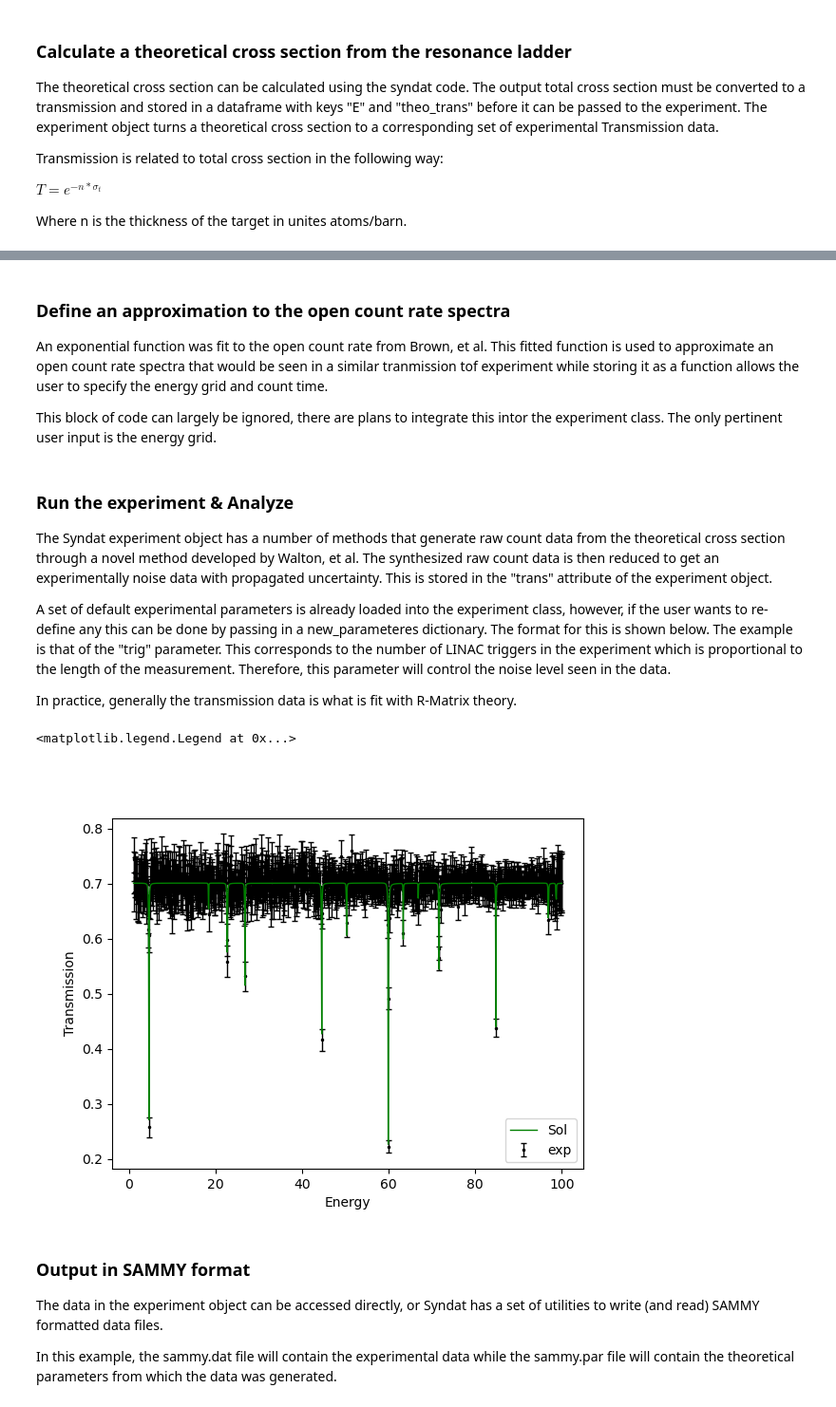
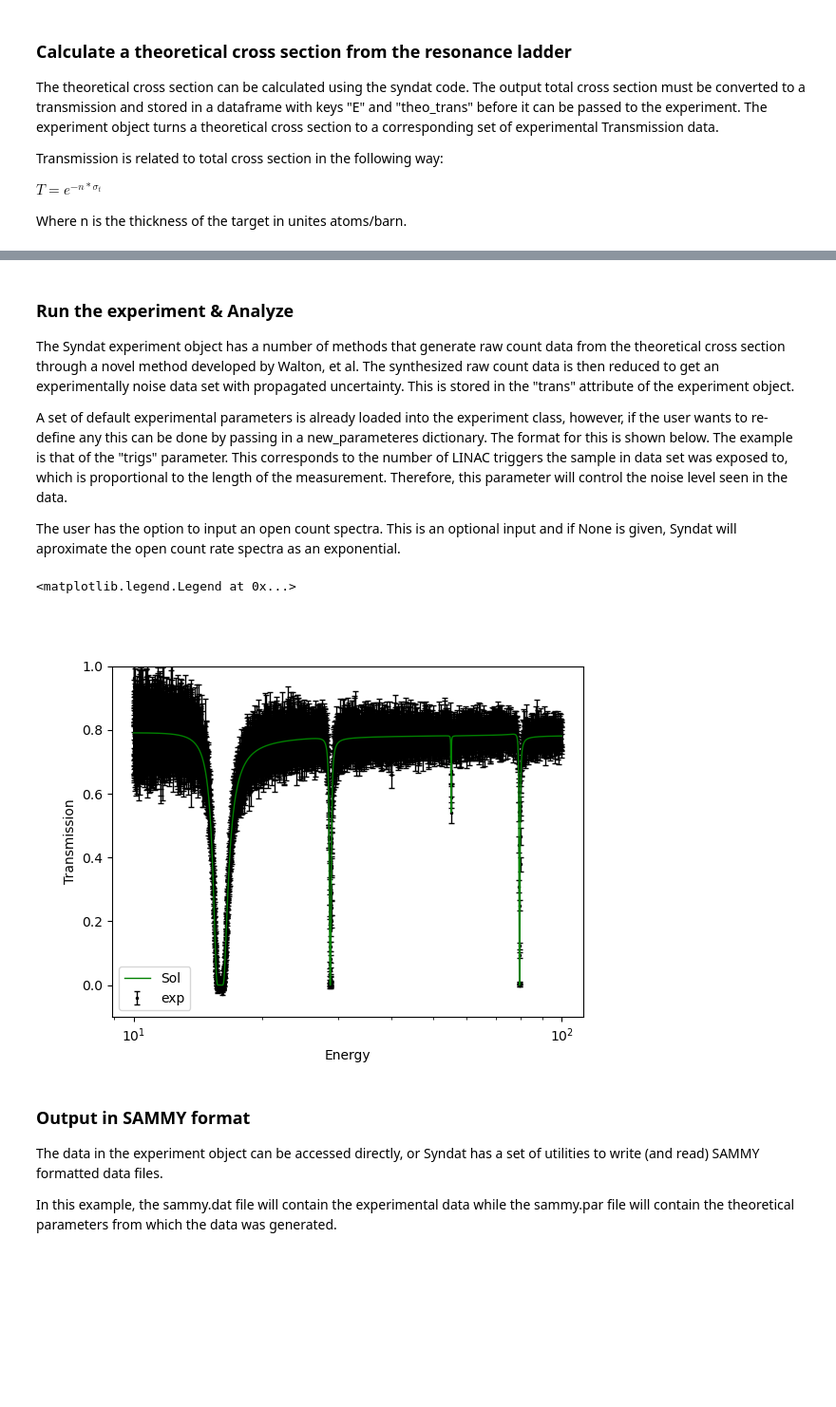
Before and after one commit to Naww137/Syndat, a Jupyter notebook: examples/GenerateData_UserExample.ipynb, the cells around one changed output, grey strips where cells are left out. Shown at 95% size. Drawn from its saved outputs; the diff is of its cells as text; code cells hidden in the pictures; blank space fills up the shorter version.

Commit message:
large update

```diff
--- a/examples/GenerateData_UserExample.ipynb
+++ b/examples/GenerateData_UserExample.ipynb
@@ -66,18 +72,28 @@ The spin group data can be re-defined to focus on a specific set of spin groups,
 * Note:
     Defining a linear energy grid will result in a wild binning stucture in tof. Consider defining a tof grid instead. In practice, the tof grid has a handful (5 or so) different bin widths and a constant bin width between each point of compresssion. This is due to the artisinal nature of this process, a complicated binning stucture is less justifiable, difficult to store in EXFOR, and requires the use of a complicated resolution broadening function.
+# %%
+# # define energy grid in eV - note that this approach creates a crazy tof bin width structure
+# energy_grid = np.linspace(1,100,1000)
+
+# create a linear tof grid
+E_min_max = [10, 100]
+tof_min_max = syndat.exp_effects.e_to_t(np.array(E_min_max),35.185, True)
+bin_width = 0.1e-6
+tof_grid = np.arange(min(tof_min_max), max(tof_min_max), bin_width)
+energy_grid = syndat.exp_effects.t_to_e(tof_grid,35.185,True)
 # %%
-# # define energy grid in eV - note that this approach creates a crazy tof bin width structure
-energy_grid = np.linspace(1,100,1000)
+
 
 # spin_groups variable here is equivalent to Ta_pair.J
-spin_groups = [ (3.0,1,[0]), (4.0,1,[0]), (-4.0,2,[1.0, 1.0])]
+# spin_groups = [ (3.0,1,[0]), (4.0,1,[0]), (-4.0,2,[1.0, 1.0])]
+spin_groups = [ (3.0,1,[0])]
 
 # an alternative option would be to give Ta_pair.J, as long as you give an average parameter dataframe with corresponding indices
 # spin_groups = Ta_pair.J
 
 average_parameters = pd.DataFrame({ 'dE'    :   {'3.0':20.0, '4.0':15.0, '-4.0':15.0},
-                                    'Gg'    :   {'3.0':55.0, '4.0':55.0, '-4.0':55.0},
-                                    'gn2'    :   {'3.0':20.0, '4.0':10.0, '-4.0':10.0}  })
+                                    'Gg'    :   {'3.0':80.0, '4.0':55.0, '-4.0':55.0},
+                                    'gn2'    :   {'3.0':50.0, '4.0':10.0, '-4.0':10.0}  })
 # %% [markdown]
 ### Sample a ladder of resonances parameters using Syndat
 # %%
@@ -115,26 +119,28 @@ $T = e^{-n*\sigma_t} $
 
 Where n is the thickness of the target in unites atoms/barn.
 # %%
-
 # SLWB with syndat
 xs_tot, xs_scat, xs_cap = syndat.scattering_theory.SLBW(energy_grid, Ta_pair, resonance_ladder)
 
 # convert to transmisison and put in an appropriate dataframe
-n = 0.067166**2 # atoms per barn or atoms/(1e-12*cm^2)
+n = 0.067166 # atoms per barn or atoms/(1e-12*cm^2)
 trans = np.exp(-n*xs_tot)
 theoretical_df = pd.DataFrame({'E':energy_grid, 'theo_trans':trans})
 
 fig, ax = subplots(1,2, figsize=(10,4))
+# ax[0].plot(sammy_calculated.E, sammy_calculated.theo_xs, label='sammy')
 # ax[0].plot(energy_grid, xs_scat)
 # ax[0].plot(energy_grid, xs_cap)
 ax[0].plot(energy_grid, xs_tot)
 ax[0].set_xscale('log')
 ax[0].set_yscale('log')
 ax[0].set_title('Total Cross Section')
+ax[0].legend()
 
 ax[1].plot(theoretical_df.E, theoretical_df.theo_trans)
+# ax[1].plot(sammy_calculated.E, sammy_calculated.theo_trans, label='sammy')
 ax[1].set_xscale('log')
-ax[1].set_ylim([0,1])
+# ax[1].set_ylim([0,1])
 ax[1].set_title('Transmission')
 
 fig.supxlabel('Energy (eV)')
@@ -144,7 +150,0 @@ Text(0.5, 0.01, 'Energy (eV)')
-# %% [markdown]
-### Define an approximation to the open count rate spectra
-
-An exponential function was fit to the open count rate from Brown, et al.
-This fitted function is used to approximate an open count rate spectra that would be seen in a similar tranmission tof experiment while storing it as a function allows the user to specify the energy grid and count time.
-
-This block of code can largely be ignored, there are plans to integrate this intor the experiment class. The only pertinent user input is the energy grid.
@@ -171,17 +151,18 @@ open_dataframe = pd.DataFrame({'tof'    :   tof,
 # %% [markdown]
 ### Run the experiment & Analyze
 
-The Syndat experiment object has a number of methods that generate raw count data from the theoretical cross section through a novel method developed by Walton, et al. The synthesized raw count data is then reduced to get an experimentally noise data with propagated uncertainty. This is stored in the "trans" attribute of the experiment object.
+The Syndat experiment object has a number of methods that generate raw count data from the theoretical cross section through a novel method developed by Walton, et al. The synthesized raw count data is then reduced to get an experimentally noise data set with propagated uncertainty. This is stored in the "trans" attribute of the experiment object.
 
-A set of default experimental parameters is already loaded into the experiment class, however, if the user wants to re-define any this can be done by passing in a new_parameteres dictionary. The format for this is shown below. The example is that of the "trig" parameter. This corresponds to the number of LINAC triggers in the experiment which is proportional to the length of the measurement. Therefore, this parameter will control the noise level seen in the data.
+A set of default experimental parameters is already loaded into the experiment class, however, if the user wants to re-define any this can be done by passing in a new_parameteres dictionary. The format for this is shown below. The example is that of the "trigs" parameter. This corresponds to the number of LINAC triggers the sample in data set was exposed to, which is proportional to the length of the measurement. Therefore, this parameter will control the noise level seen in the data.
 
-In practice, generally the transmission data is what is fit with R-Matrix theory.
+The user has the option to input an open count spectra. This is an optional input and if None is given, Syndat will aproximate the open count rate spectra as an exponential.
 # %%
 options = { 'Perform Experiment':True,
             'Add Noise': True}
 
-new_parameters = {'trig': {'val':9000000,    'unc'   :   0}}
+new_parameters = {'trigo': {'val':9758727,    'unc'   :   0},
+                  'trigs': {'val':18476117,    'unc'   :   0}}
 
-exp = syndat.experiment(open_dataframe, theoretical_df,
-                                        options=options,
-                                        experiment_parameters=new_parameters)
+exp = syndat.experiment(theoretical_df,
+                        options=options,
+                        experiment_parameters=new_parameters)
@@ -188,16 +182,18 @@ exp = syndat.experiment(open_dataframe, theoretical_df,
 # %%
 figure()
-# plot(exp.trans.tof, exp.trans.exp_trans, '.', ms=1, label='exp')
+# plot(exp.trans.E, exp.trans.exp_trans, '.', ms=1, label='exp')
 errorbar(exp.trans.E, exp.trans.exp_trans, yerr=exp.trans.exp_trans_unc, zorder=0,
                                         fmt='.', color='k', linewidth=1, markersize=3, capsize=2, label='exp')
 
 plot(exp.trans.E, exp.trans.theo_trans, color='g', lw=1, label='Sol', zorder=2)
-# xscale('log')
+
+ylim([-.1, 1])
+xscale('log')
 xlabel('Energy'); ylabel('Transmission')
 legend()
 # %% [output]
 <matplotlib.legend.Legend at 0x...>
-[figure, old version]
+[figure, new version]
 # %% [markdown]
 ### Output in SAMMY format
 
```
Also changed, not shown: parts of 5 cells of this notebook, 5 other files.
